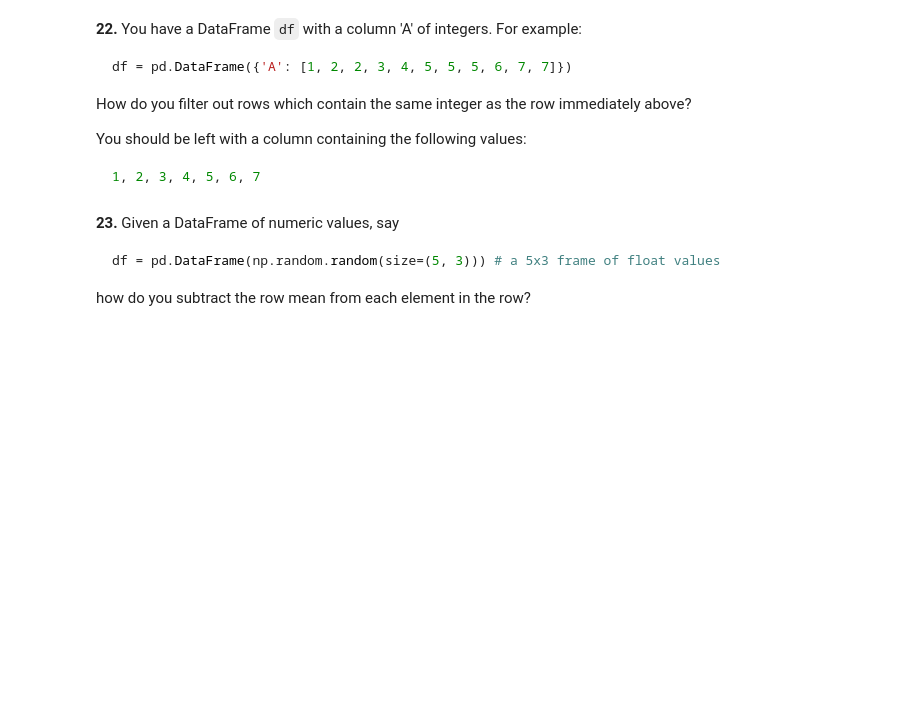
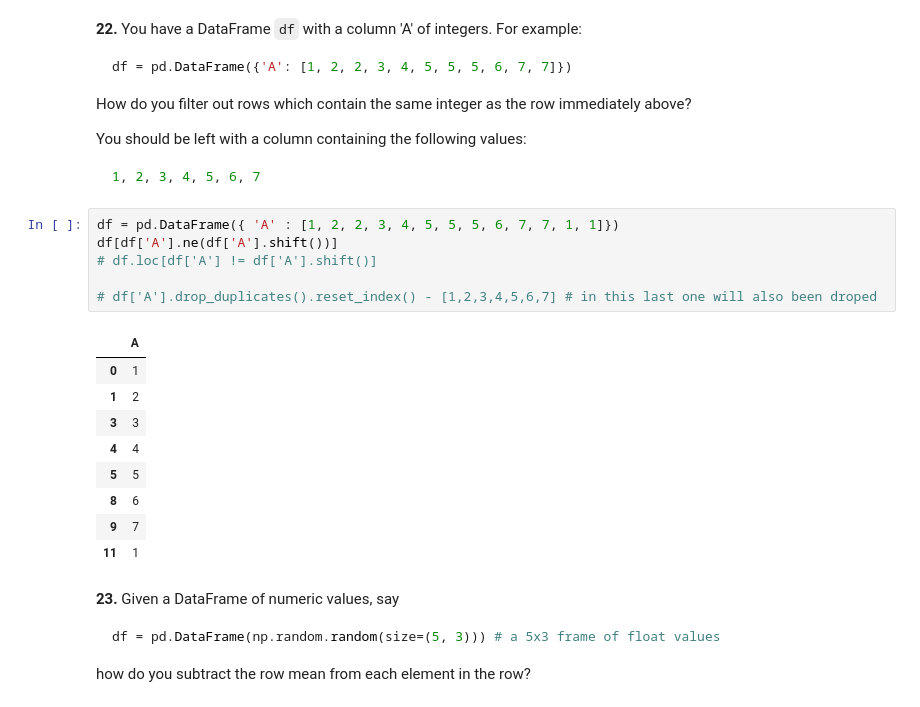
Before and after one commit to NithinBalasubramanian/100-pandas-puzzles, a Jupyter notebook: 100-pandas-puzzles.ipynb, the cells around one changed output. Drawn from its saved outputs; the diff is of its cells as text; blank space fills up the shorter version.

````diff
--- a/100-pandas-puzzles.ipynb
+++ b/100-pandas-puzzles.ipynb
@@ -319,6 +319,22 @@ You should be left with a column containing the following values:
 ```python
 1, 2, 3, 4, 5, 6, 7
 ```
+# %%
+df = pd.DataFrame({ 'A' : [1, 2, 2, 3, 4, 5, 5, 5, 6, 7, 7, 1, 1]})
+df[df['A'].ne(df['A'].shift())]
+# df.loc[df['A'] != df['A'].shift()]
+
+# df['A'].drop_duplicates().reset_index() - [1,2,3,4,5,6,7] # in this last one will also been droped
+# %% [output]
+|  | A |
+| 0 | 1 |
+| 1 | 2 |
+| 3 | 3 |
+| 4 | 4 |
+| 5 | 5 |
+| 8 | 6 |
+| 9 | 7 |
+| 11 | 1 |
 # %% [markdown]
 **23.** Given a DataFrame of numeric values, say
 ```python
````
Also changed, not shown: parts of 12 cells of this notebook.
